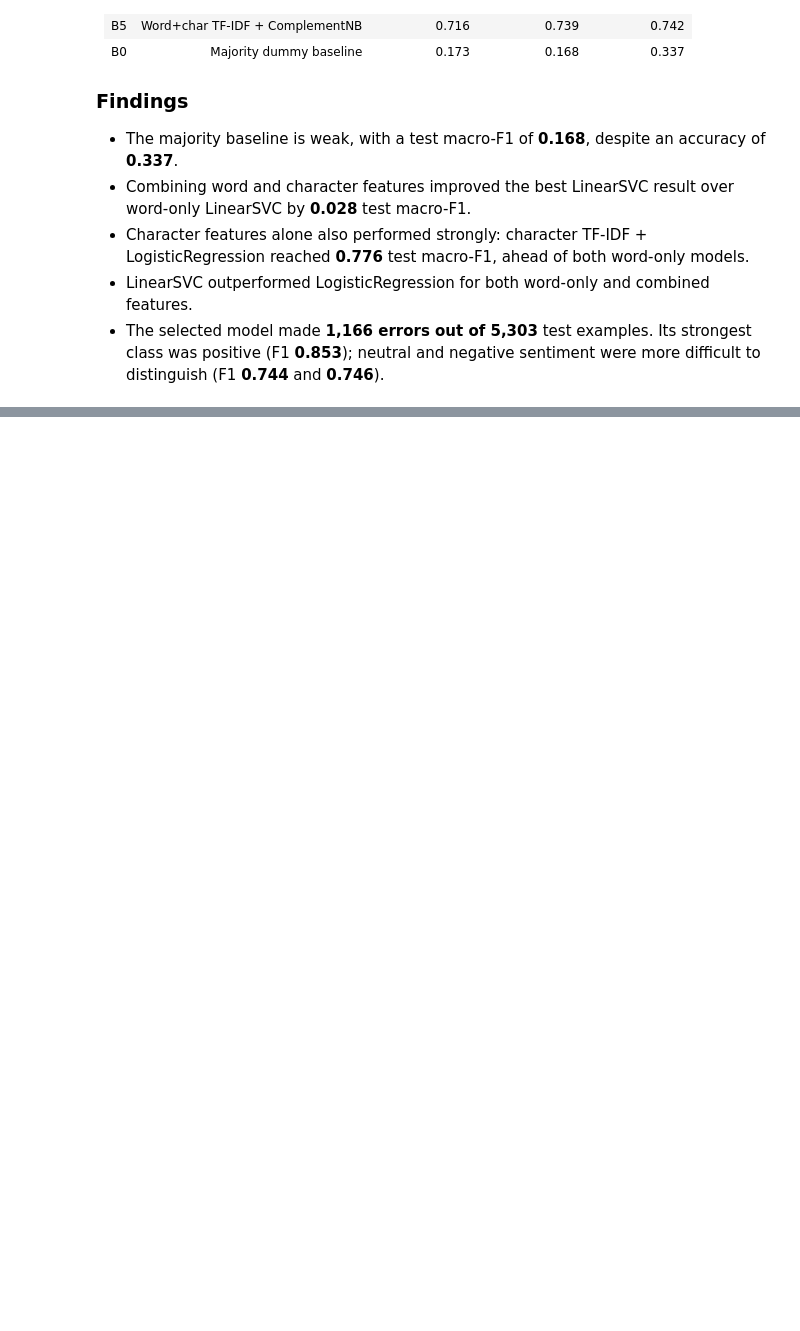
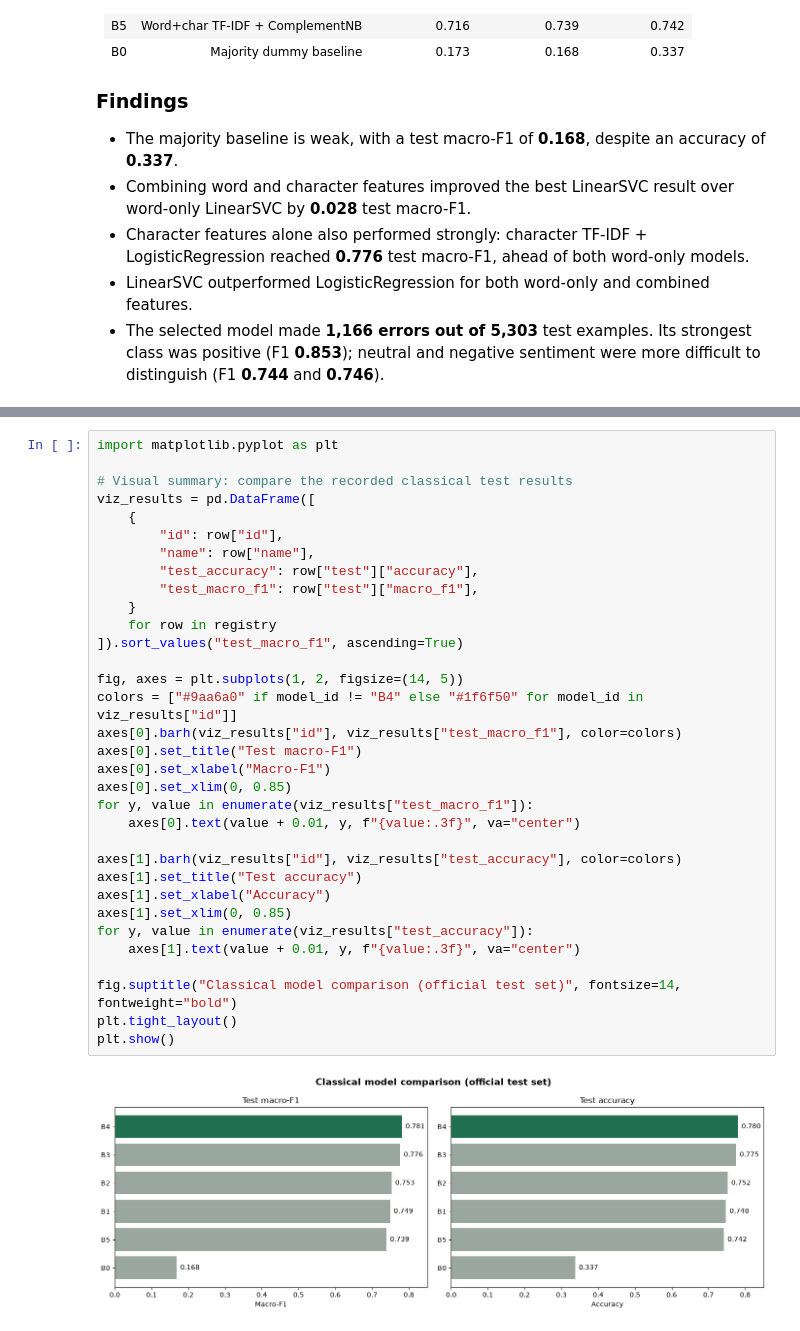
Before and after one commit to N-SilverJr/hausa-sentiment-app, a Jupyter notebook: notebooks/02_classical_baseline.ipynb, the cells around one changed output, grey strips where cells are left out. Cells and saved outputs as stored; diff of their text form; blank space fills up the shorter version.

```diff
--- a/notebooks/02_classical_baseline.ipynb
+++ b/notebooks/02_classical_baseline.ipynb
@@ -359,0 +364,35 @@ The best classical model is **B4: word+char TF-IDF + LinearSVC**:
+# %%
+import matplotlib.pyplot as plt
+
+# Visual summary: compare the recorded classical test results
+viz_results = pd.DataFrame([
+    {
+        "id": row["id"],
+        "name": row["name"],
+        "test_accuracy": row["test"]["accuracy"],
+        "test_macro_f1": row["test"]["macro_f1"],
+    }
+    for row in registry
+]).sort_values("test_macro_f1", ascending=True)
+
+fig, axes = plt.subplots(1, 2, figsize=(14, 5))
+colors = ["#9aa6a0" if model_id != "B4" else "#1f6f50" for model_id in viz_results["id"]]
+axes[0].barh(viz_results["id"], viz_results["test_macro_f1"], color=colors)
+axes[0].set_title("Test macro-F1")
+axes[0].set_xlabel("Macro-F1")
+axes[0].set_xlim(0, 0.85)
+for y, value in enumerate(viz_results["test_macro_f1"]):
+    axes[0].text(value + 0.01, y, f"{value:.3f}", va="center")
+
+axes[1].barh(viz_results["id"], viz_results["test_accuracy"], color=colors)
+axes[1].set_title("Test accuracy")
+axes[1].set_xlabel("Accuracy")
+axes[1].set_xlim(0, 0.85)
+for y, value in enumerate(viz_results["test_accuracy"]):
+    axes[1].text(value + 0.01, y, f"{value:.3f}", va="center")
+
+fig.suptitle("Classical model comparison (official test set)", fontsize=14, fontweight="bold")
+plt.tight_layout()
+plt.show()
+# %% [output]
+[figure, added]
```
Also changed, not shown: parts of 4 cells of this notebook, 3 other files.
